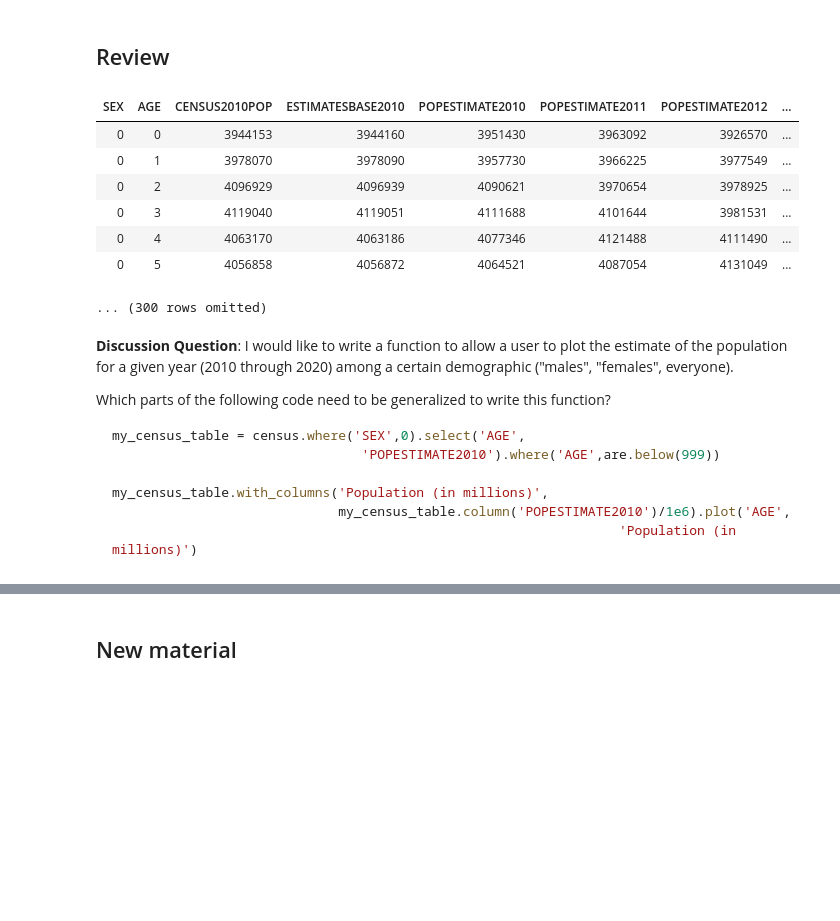
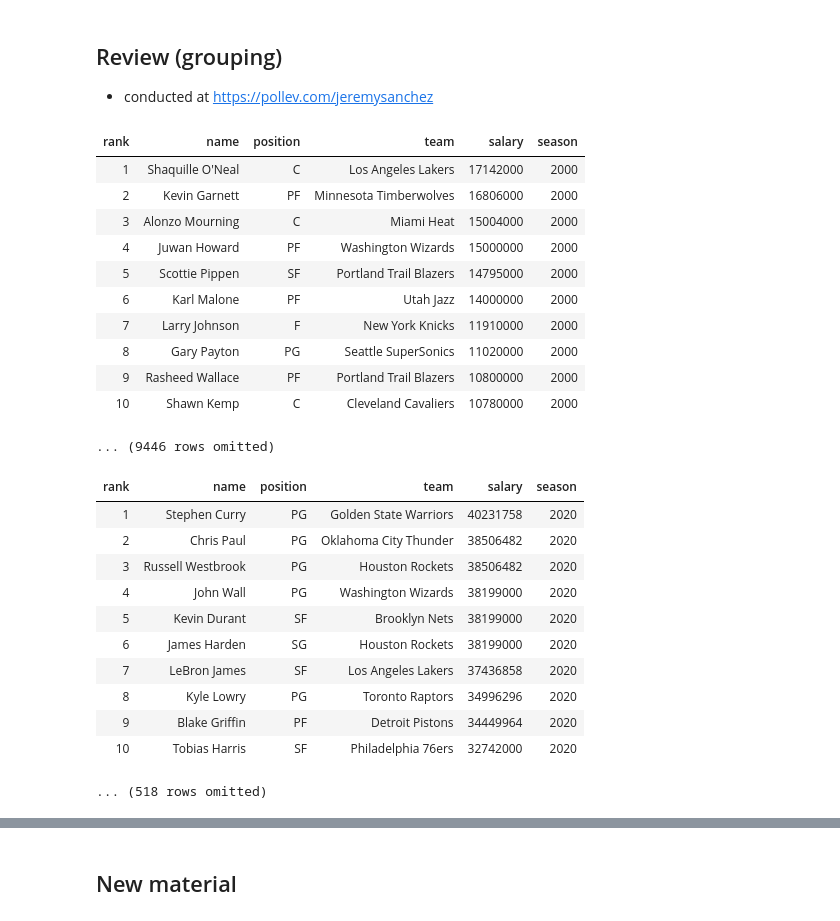
Before and after one commit to kystewart/materials-sp25, a Jupyter notebook: lec/lec11/lec11.ipynb, the cells around one changed output, grey strips where cells are left out. Saved outputs shown, nothing was run; the diff lists cells and outputs as text; code cells hidden in the pictures; blank space fills up the shorter version.

````diff
--- a/lec/lec11/lec11.ipynb
+++ b/lec/lec11/lec11.ipynb
@@ -8,29 +8,38 @@ plots.style.use('fivethirtyeight')
 import warnings
 warnings.simplefilter(action='ignore',category=np.VisibleDeprecationWarning)
 # %% [markdown]
-## Review
+## Review (grouping)
+
+- conducted at https://pollev.com/jeremysanchez
 # %%
-census = Table.read_table("nc-est2019-agesex-res.csv")
-census.show(6)
+nba_salaries = Table.read_table('nba_salaries.csv')
+nba_salaries
 # %% [output]
-| SEX | AGE | CENSUS2010POP | ESTIMATESBASE2010 | POPESTIMATE2010 | POPESTIMATE2011 | POPESTIMATE2012 | ... |
-| 0 | 0 | 3944153 | 3944160 | 3951430 | 3963092 | 3926570 | ... |
-| 0 | 1 | 3978070 | 3978090 | 3957730 | 3966225 | 3977549 | ... |
-| 0 | 2 | 4096929 | 4096939 | 4090621 | 3970654 | 3978925 | ... |
-| 0 | 3 | 4119040 | 4119051 | 4111688 | 4101644 | 3981531 | ... |
-| 0 | 4 | 4063170 | 4063186 | 4077346 | 4121488 | 4111490 | ... |
-| 0 | 5 | 4056858 | 4056872 | 4064521 | 4087054 | 4131049 | ... |
+| rank | name | position | team | salary | season |
+| 1 | Shaquille O'Neal | C | Los Angeles Lakers | 17142000 | 2000 |
+| 2 | Kevin Garnett | PF | Minnesota Timberwolves | 16806000 | 2000 |
+| 3 | Alonzo Mourning | C | Miami Heat | 15004000 | 2000 |
+| 4 | Juwan Howard | PF | Washington Wizards | 15000000 | 2000 |
+| 5 | Scottie Pippen | SF | Portland Trail Blazers | 14795000 | 2000 |
+| 6 | Karl Malone | PF | Utah Jazz | 14000000 | 2000 |
+| 7 | Larry Johnson | F | New York Knicks | 11910000 | 2000 |
+| 8 | Gary Payton | PG | Seattle SuperSonics | 11020000 | 2000 |
+| 9 | Rasheed Wallace | PF | Portland Trail Blazers | 10800000 | 2000 |
+| 10 | Shawn Kemp | C | Cleveland Cavaliers | 10780000 | 2000 |
-... (300 rows omitted)
+... (9446 rows omitted)
-# %% [markdown]
-**Discussion Question**: I would like to write a function to allow a user to plot the estimate of the population for a given year (2010 through 2020) among a certain demographic ("males", "females", everyone).
-
-Which parts of the following code need to be generalized to write this function?
-
-```python
-my_census_table = census.where('SEX',0).select('AGE',
-                                'POPESTIMATE2010').where('AGE',are.below(999))
-
-my_census_table.with_columns('Population (in millions)',
-                             my_census_table.column('POPESTIMATE2010')/1e6).plot('AGE',
-                                                                 'Population (in millions)')
-```
+# %%
+nba_2020 = nba_salaries.where('season', 2020)
+nba_2020
+# %% [output]
+| rank | name | position | team | salary | season |
+| 1 | Stephen Curry | PG | Golden State Warriors | 40231758 | 2020 |
+| 2 | Chris Paul | PG | Oklahoma City Thunder | 38506482 | 2020 |
+| 3 | Russell Westbrook | PG | Houston Rockets | 38506482 | 2020 |
+| 4 | John Wall | PG | Washington Wizards | 38199000 | 2020 |
+| 5 | Kevin Durant | SF | Brooklyn Nets | 38199000 | 2020 |
+| 6 | James Harden | SG | Houston Rockets | 38199000 | 2020 |
+| 7 | LeBron James | SF | Los Angeles Lakers | 37436858 | 2020 |
+| 8 | Kyle Lowry | PG | Toronto Raptors | 34996296 | 2020 |
+| 9 | Blake Griffin | PF | Detroit Pistons | 34449964 | 2020 |
+| 10 | Tobias Harris | SF | Philadelphia 76ers | 32742000 | 2020 |
+... (518 rows omitted)
````
Also changed, not shown: parts of 10 cells of this notebook, 1 other file.
